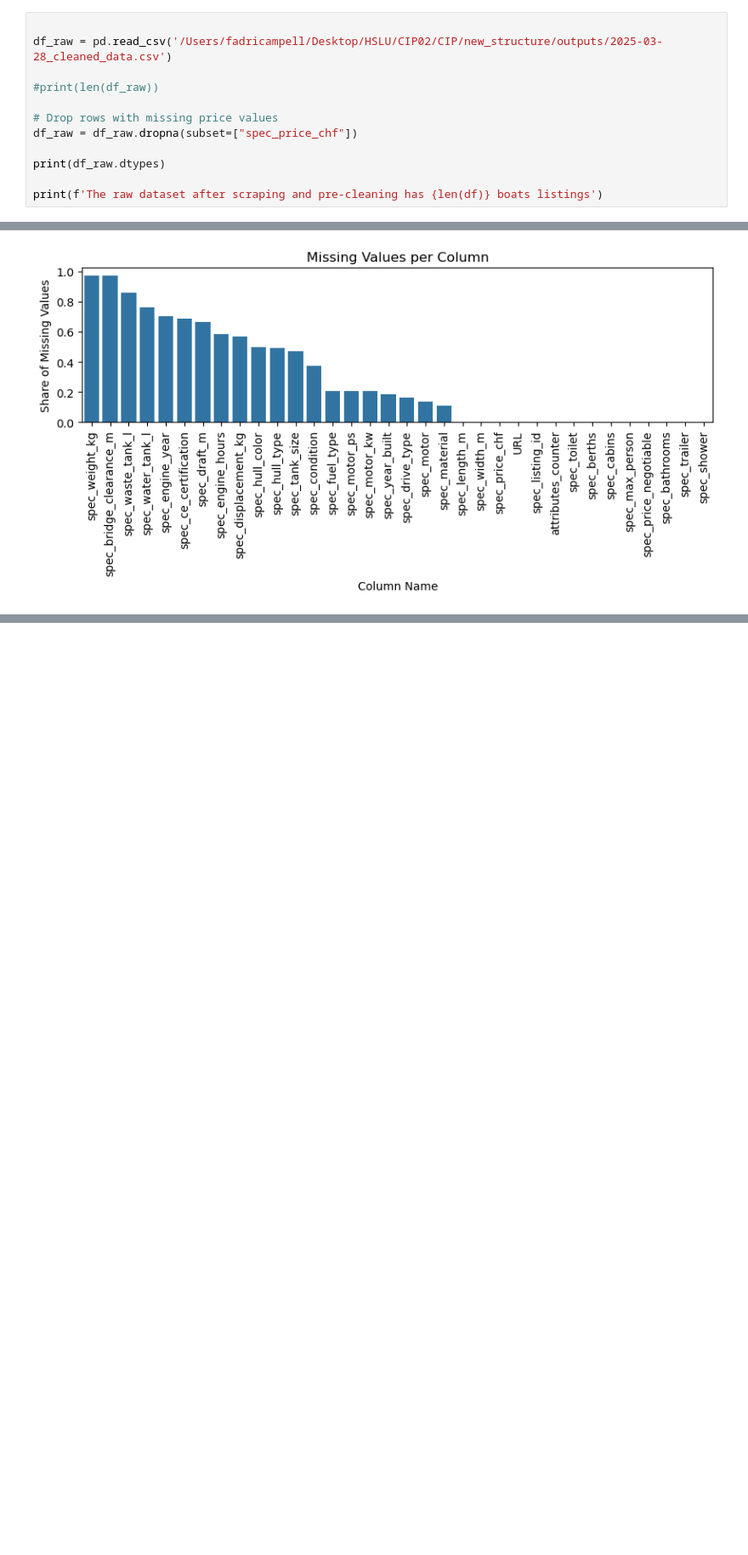
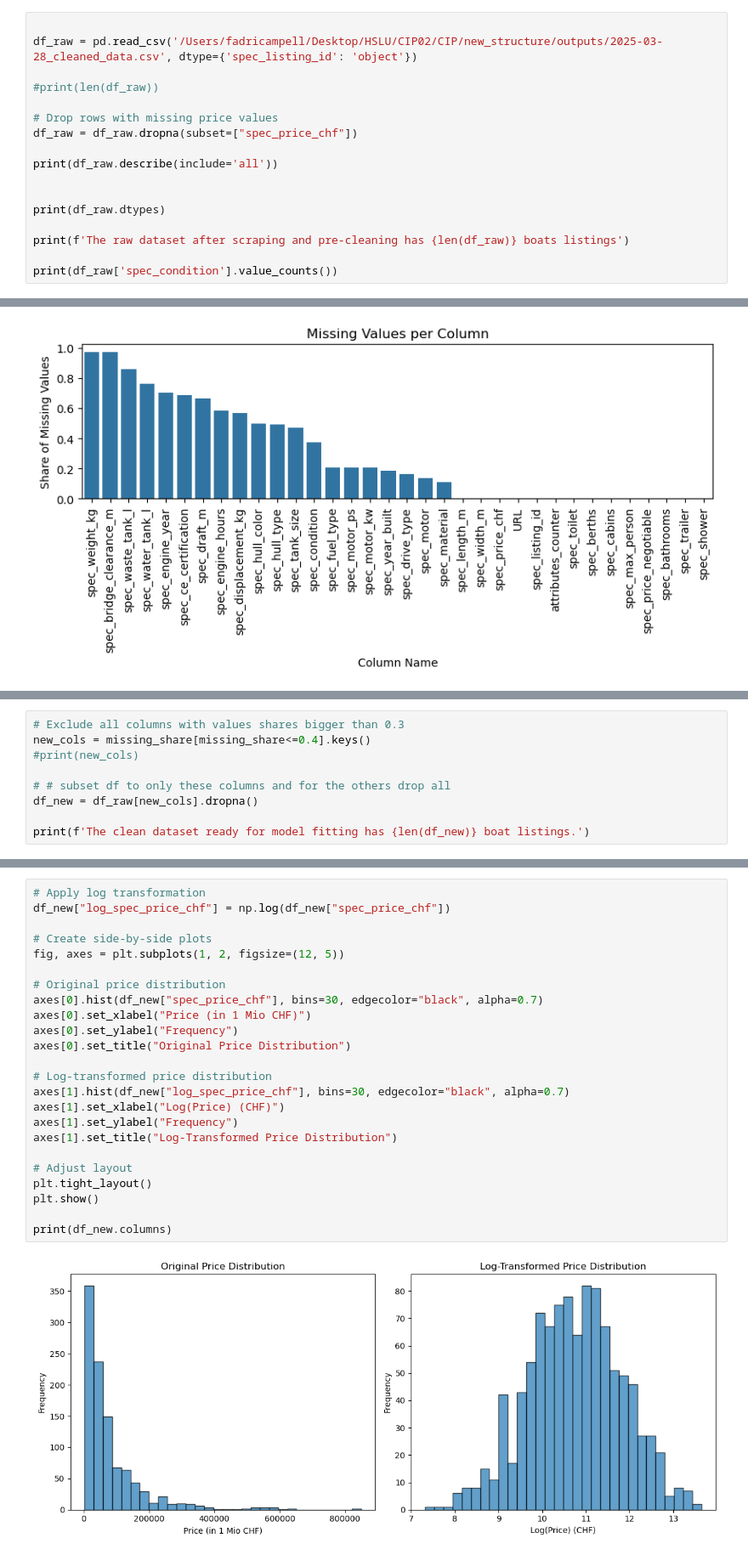
Before and after one commit to ledostxx/boat-valuation, a Jupyter notebook: new_structure/hedonic_model.ipynb, the cells around one changed output, grey strips where cells are left out. Shown at 85% size. Cells and saved outputs as stored; diff of their text form; blank space fills up the shorter version.

```diff
--- a/new_structure/hedonic_model.ipynb
+++ b/new_structure/hedonic_model.ipynb
@@ -7,14 +7,19 @@ import matplotlib.pyplot as plt
 import seaborn as sns
 # %%
 
-df_raw = pd.read_csv('/Users/fadricampell/Desktop/HSLU/CIP02/CIP/new_structure/outputs/2025-03-28_cleaned_data.csv')
+df_raw = pd.read_csv('/Users/fadricampell/Desktop/HSLU/CIP02/CIP/new_structure/outputs/2025-03-28_cleaned_data.csv', dtype={'spec_listing_id': 'object'})
 
 #print(len(df_raw))
 
 # Drop rows with missing price values
 df_raw = df_raw.dropna(subset=["spec_price_chf"])
 
+print(df_raw.describe(include='all'))
+
+
 print(df_raw.dtypes)
 
-print(f'The raw dataset after scraping and pre-cleaning has {len(df)} boats listings')
+print(f'The raw dataset after scraping and pre-cleaning has {len(df_raw)} boats listings')
+
+print(df_raw['spec_condition'].value_counts())
 # %% [output]
@@ -403,0 +74,9 @@ Now we want to look at a model that also takes motortypes into consideration aga
+# %%
+# Exclude all columns with values shares bigger than 0.3
+new_cols = missing_share[missing_share<=0.4].keys()
+#print(new_cols)
+
+# # subset df to only these columns and for the others drop all
+df_new = df_raw[new_cols].dropna()
+
+print(f'The clean dataset ready for model fitting has {len(df_new)} boat listings.')
@@ -403,0 +87,26 @@ Now we want to look at a model that also takes motortypes into consideration aga
+# %%
+# Apply log transformation
+df_new["log_spec_price_chf"] = np.log(df_new["spec_price_chf"])
+
+# Create side-by-side plots
+fig, axes = plt.subplots(1, 2, figsize=(12, 5))
+
+# Original price distribution
+axes[0].hist(df_new["spec_price_chf"], bins=30, edgecolor="black", alpha=0.7)
+axes[0].set_xlabel("Price (in 1 Mio CHF)")
+axes[0].set_ylabel("Frequency")
+axes[0].set_title("Original Price Distribution")
+
+# Log-transformed price distribution
+axes[1].hist(df_new["log_spec_price_chf"], bins=30, edgecolor="black", alpha=0.7)
+axes[1].set_xlabel("Log(Price) (CHF)")
+axes[1].set_ylabel("Frequency")
+axes[1].set_title("Log-Transformed Price Distribution")
+
+# Adjust layout
+plt.tight_layout()
+plt.show()
+
+print(df_new.columns)
+# %% [output]
+[figure, added]
```
Also changed, not shown: parts of 40 cells of this notebook.
